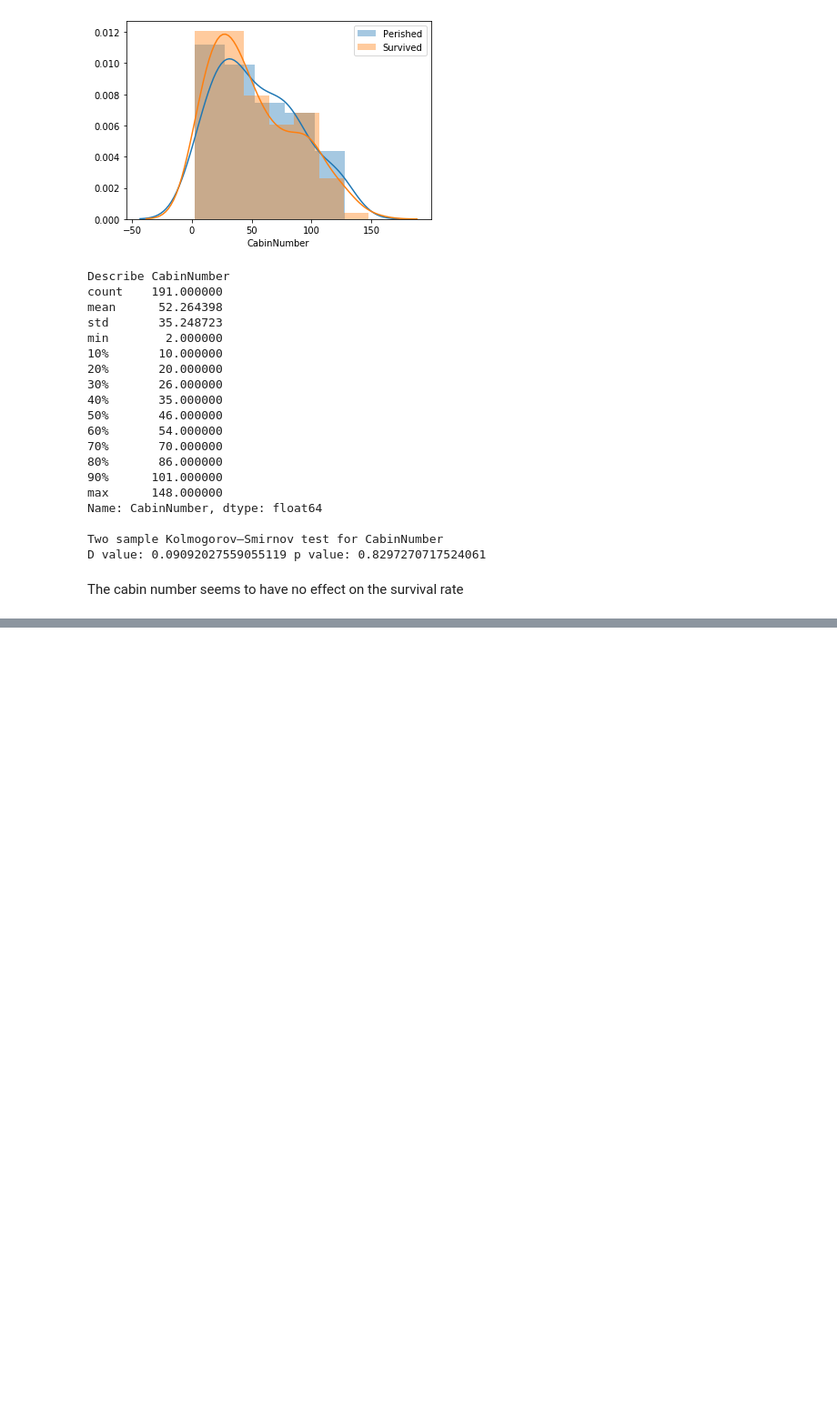
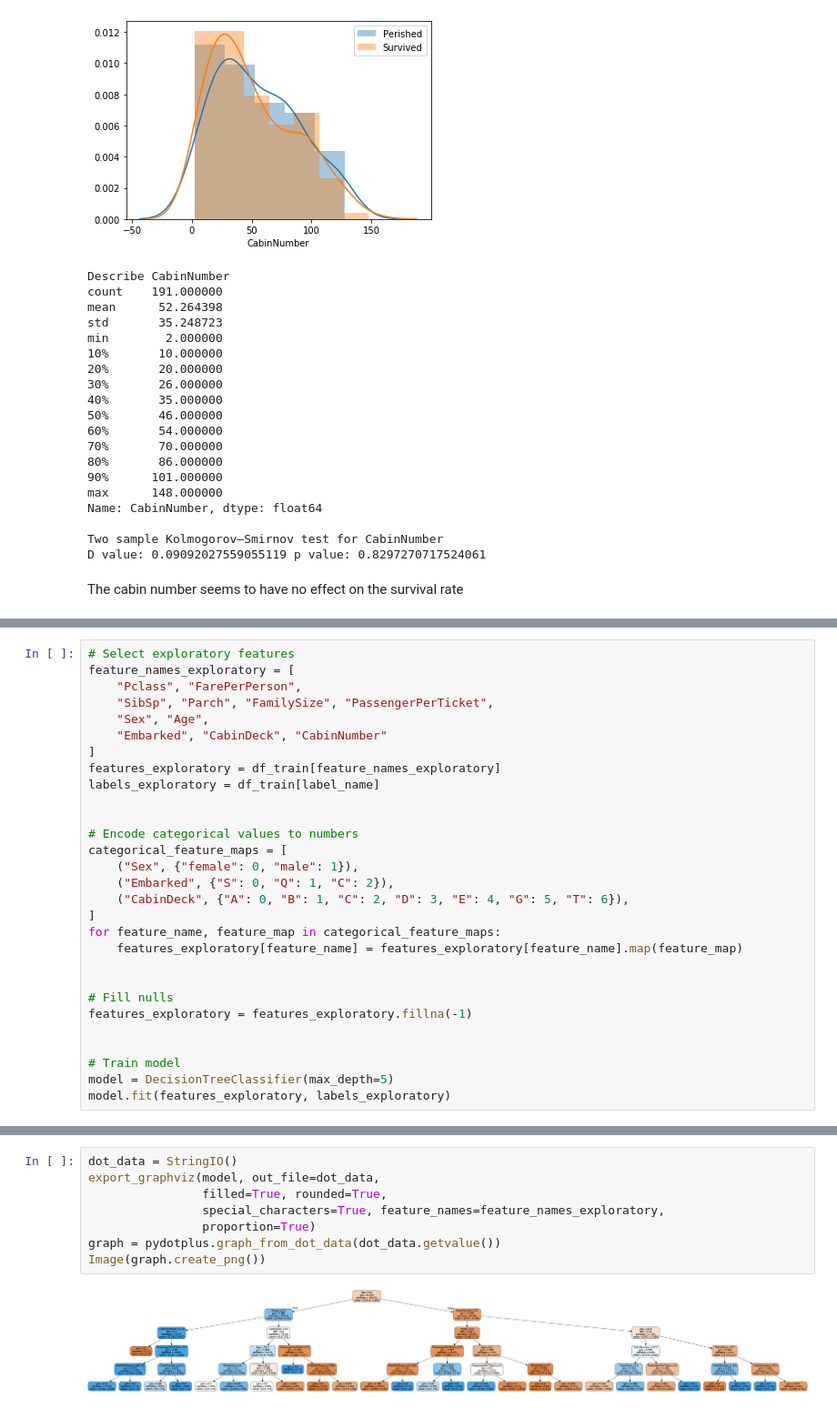
Before and after one commit to gergelyBognar/titanic, a Jupyter notebook: titanic.ipynb, the cells around one changed output, grey strips where cells are left out. Shown at 91% size. Drawn from its saved outputs; the diff is of its cells as text; blank space fills up the shorter version.

Commit message:
Exploratory model

```diff
--- a/titanic.ipynb
+++ b/titanic.ipynb
@@ -637,0 +660,29 @@ The cabin number seems to have no effect on the survival rate
+# %%
+# Select exploratory features
+feature_names_exploratory = [
+    "Pclass", "FarePerPerson",
+    "SibSp", "Parch", "FamilySize", "PassengerPerTicket",
+    "Sex", "Age",
+    "Embarked", "CabinDeck", "CabinNumber"
+]
+features_exploratory = df_train[feature_names_exploratory]
+labels_exploratory = df_train[label_name]
+
+
+# Encode categorical values to numbers
+categorical_feature_maps = [
+    ("Sex", {"female": 0, "male": 1}),
+    ("Embarked", {"S": 0, "Q": 1, "C": 2}),
+    ("CabinDeck", {"A": 0, "B": 1, "C": 2, "D": 3, "E": 4, "G": 5, "T": 6}),
+]
+for feature_name, feature_map in categorical_feature_maps:
+    features_exploratory[feature_name] = features_exploratory[feature_name].map(feature_map)
+
+
+# Fill nulls
+features_exploratory = features_exploratory.fillna(-1)
+
+
+# Train model
+model = DecisionTreeClassifier(max_depth=5)
+model.fit(features_exploratory, labels_exploratory)
@@ -637,0 +700,10 @@ The cabin number seems to have no effect on the survival rate
+# %%
+dot_data = StringIO()
+export_graphviz(model, out_file=dot_data,
+                filled=True, rounded=True,
+                special_characters=True, feature_names=feature_names_exploratory,
+                proportion=True)
+graph = pydotplus.graph_from_dot_data(dot_data.getvalue())
+Image(graph.create_png())
+# %% [output]
+[figure, added]
```
Also changed, not shown: parts of 5 cells of this notebook.
